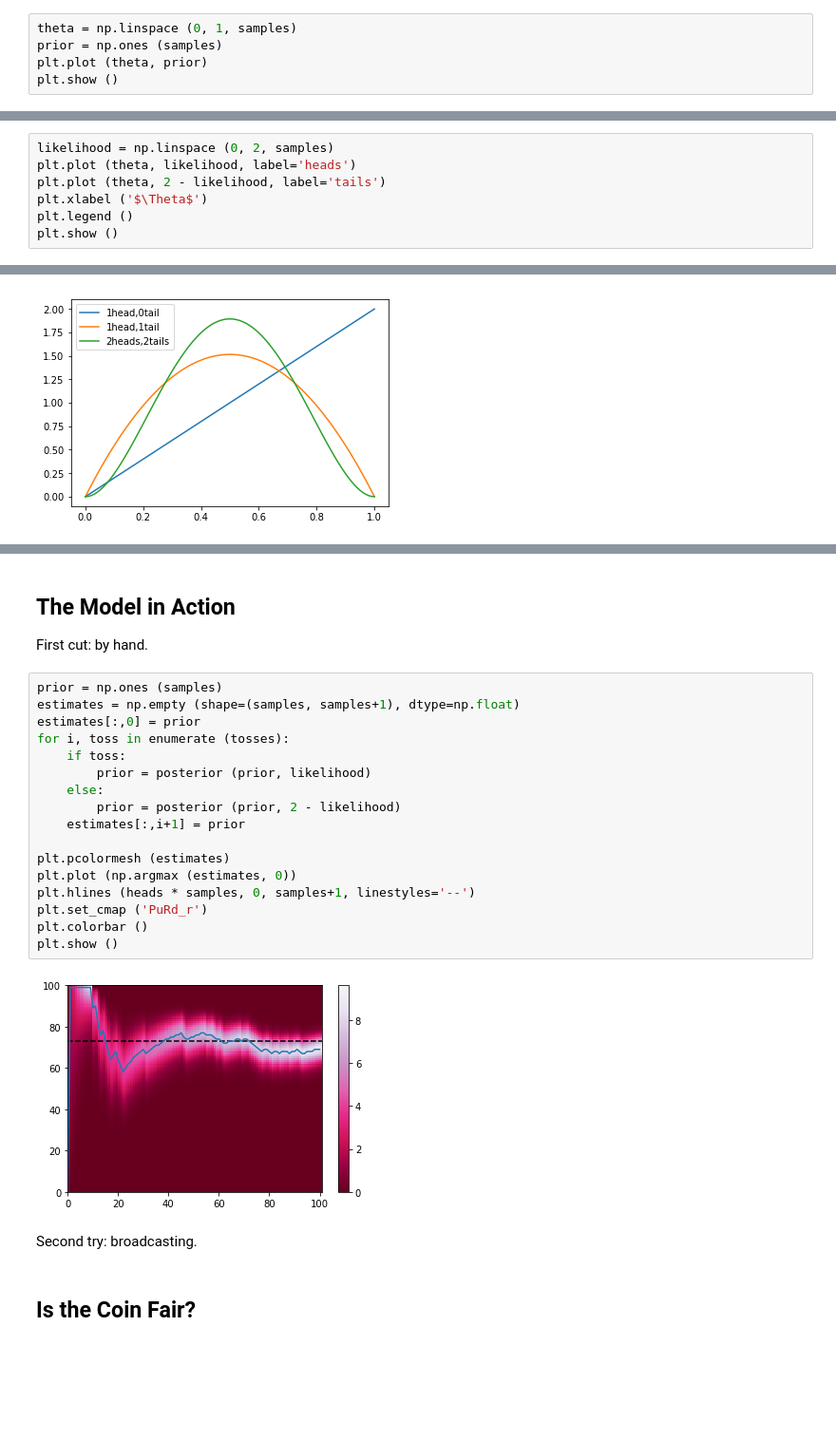
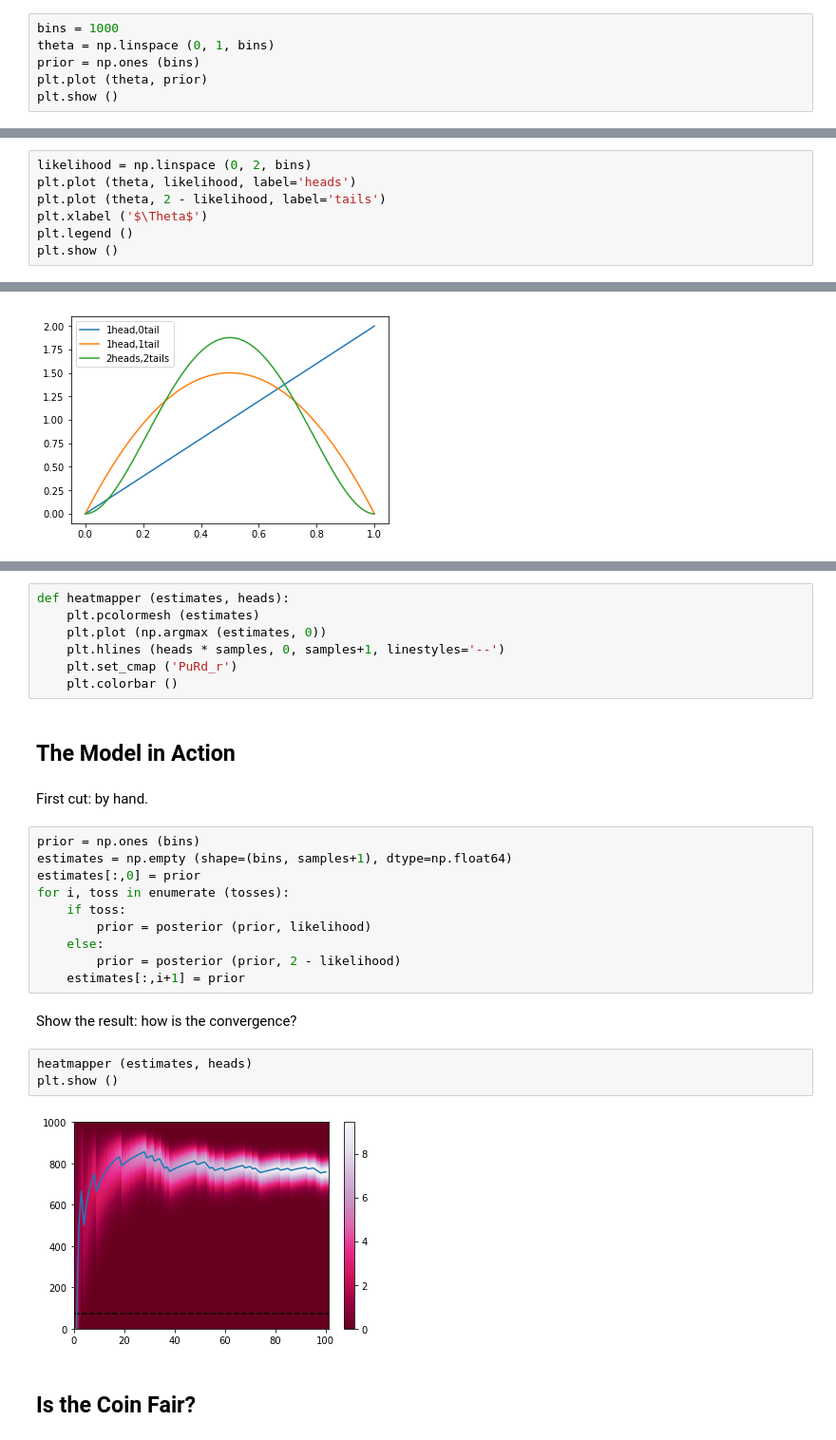
Before and after one commit to vobine/hacks, a Jupyter notebook: Bayesian-Coin-Toss.ipynb, the cells around one changed output, grey strips where cells are left out. Shown at 95% size. Cells and saved outputs as stored; diff of their text form; blank space fills up the shorter version.

```diff
--- a/Bayesian-Coin-Toss.ipynb
+++ b/Bayesian-Coin-Toss.ipynb
@@ -34,14 +34,15 @@ plt.show ()
 
 The prior
 # %%
-theta = np.linspace (0, 1, samples)
-prior = np.ones (samples)
+bins = 1000
+theta = np.linspace (0, 1, bins)
+prior = np.ones (bins)
 plt.plot (theta, prior)
 plt.show ()
 # %% [output]
 [figure]
 # %%
-likelihood = np.linspace (0, 2, samples)
+likelihood = np.linspace (0, 2, bins)
 plt.plot (theta, likelihood, label='heads')
 plt.plot (theta, 2 - likelihood, label='tails')
 plt.xlabel ('$\Theta$')
@@ -66,10 +71,17 @@ plt.show ()
+# %%
+def heatmapper (estimates, heads):
+    plt.pcolormesh (estimates)
+    plt.plot (np.argmax (estimates, 0))
+    plt.hlines (heads * samples, 0, samples+1, linestyles='--')
+    plt.set_cmap ('PuRd_r')
+    plt.colorbar ()
 # %% [markdown]
 ## The Model in Action
-
-First cut:  by hand.
+# %% [markdown]
+First cut:  by hand.
 # %%
-prior = np.ones (samples)
-estimates = np.empty (shape=(samples, samples+1), dtype=np.float)
+prior = np.ones (bins)
+estimates = np.empty (shape=(bins, samples+1), dtype=np.float64)
 estimates[:,0] = prior
 for i, toss in enumerate (tosses):
     if toss:
@@ -77,16 +89,12 @@ for i, toss in enumerate (tosses):
     else:
         prior = posterior (prior, 2 - likelihood)
     estimates[:,i+1] = prior
-
-plt.pcolormesh (estimates)
-plt.plot (np.argmax (estimates, 0))
-plt.hlines (heads * samples, 0, samples+1, linestyles='--')
-plt.set_cmap ('PuRd_r')
-plt.colorbar ()
-plt.show ()
-# %% [output]
-[figure, removed]
-# %% [markdown]
-Second try:  broadcasting.
+# %% [markdown]
+Show the result:  how is the convergence?
+# %%
+heatmapper (estimates, heads)
+plt.show ()
+# %% [output]
+[figure, added]
 # %% [markdown]
 ## Is the Coin Fair?
```
Also changed, not shown: parts of 5 cells of this notebook.
